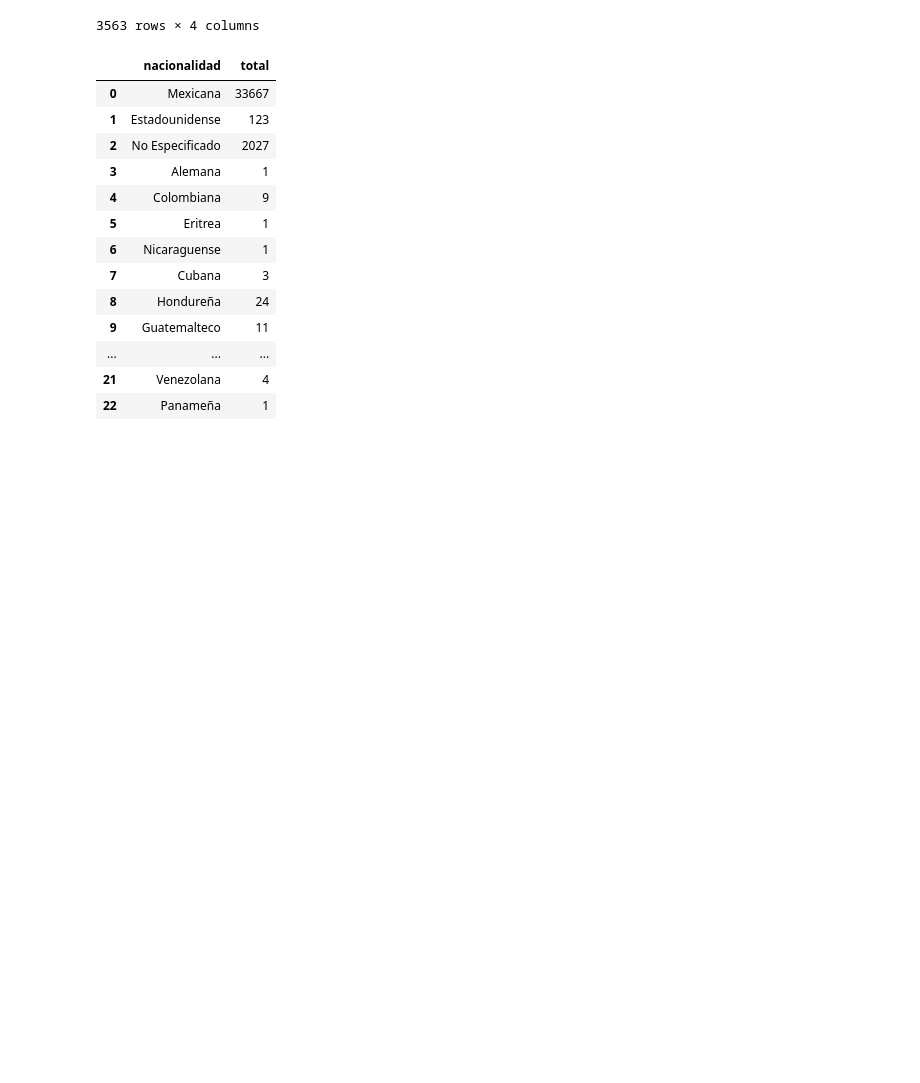
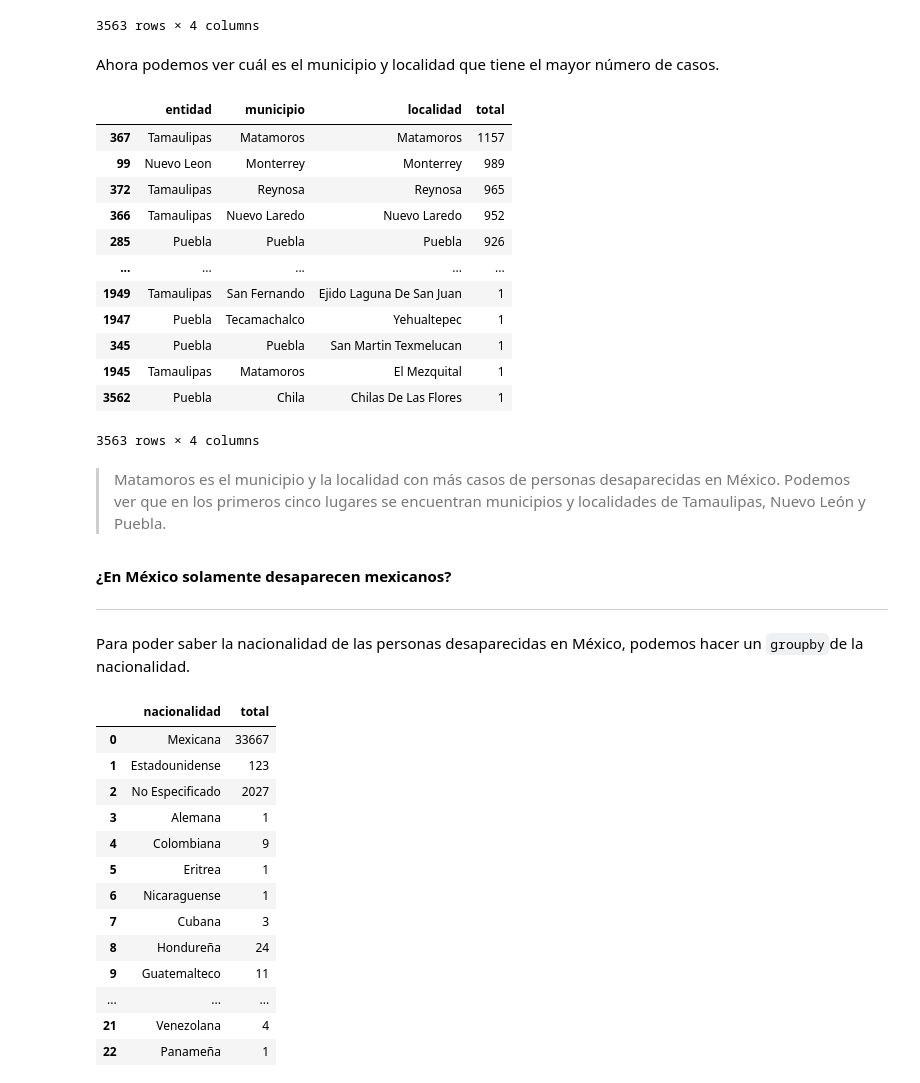
Before and after one commit to MinervaNunez/Proyecto-de-Python-BEDU, a Jupyter notebook: Proyecto_Equipo_8.ipynb, the cells around one changed output. Saved outputs shown, nothing was run; the diff lists cells and outputs as text; code cells hidden in the pictures; blank space fills up the shorter version.

```diff
--- a/Proyecto_Equipo_8.ipynb
+++ b/Proyecto_Equipo_8.ipynb
@@ -1162,4 +1216,32 @@ df.groupby(['entidad', 'municipio', 'localidad'], sort=False).size().reset_index
 | 3561 | Sonora | Cajeme | Obregon | 1 |
 | 3562 | Puebla | Chila | Chilas De Las Flores | 1 |
 3563 rows × 4 columns
+# %% [markdown]
+Ahora podemos ver cuál es el municipio y localidad que tiene el mayor número de casos.
+# %%
+df.entidad_municipio_localidad.sort_values('total', ascending=False)
+# %% [output]
+|  | entidad | municipio | localidad | total |
+| 367 | Tamaulipas | Matamoros | Matamoros | 1157 |
+| 99 | Nuevo Leon | Monterrey | Monterrey | 989 |
+| 372 | Tamaulipas | Reynosa | Reynosa | 965 |
+| 366 | Tamaulipas | Nuevo Laredo | Nuevo Laredo | 952 |
+| 285 | Puebla | Puebla | Puebla | 926 |
+| ... | ... | ... | ... | ... |
+| 1949 | Tamaulipas | San Fernando | Ejido Laguna De San Juan | 1 |
+| 1947 | Puebla | Tecamachalco | Yehualtepec | 1 |
+| 345 | Puebla | Puebla | San Martin Texmelucan | 1 |
+| 1945 | Tamaulipas | Matamoros | El Mezquital | 1 |
+| 3562 | Puebla | Chila | Chilas De Las Flores | 1 |
+3563 rows × 4 columns
+# %% [markdown]
+
+
+> Matamoros es el municipio y la localidad con más casos de personas desaparecidas en México. Podemos ver que en los primeros cinco lugares se encuentran municipios y localidades de Tamaulipas, Nuevo León y Puebla.
+# %% [markdown]
+**¿En México solamente desaparecen mexicanos?**
+
+---
+# %% [markdown]
+Para poder saber la nacionalidad de las personas desaparecidas en México, podemos hacer un ``groupby``de la nacionalidad.
 # %%
```
Also changed, not shown: parts of 61 cells of this notebook.
